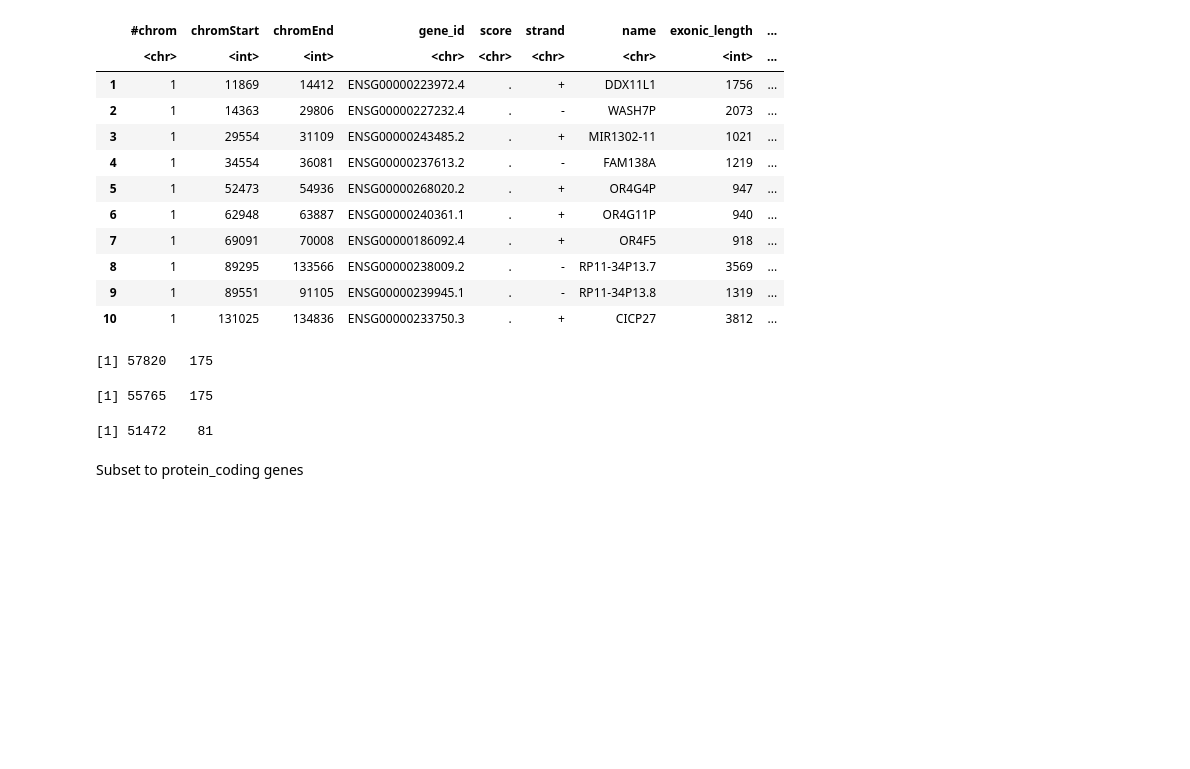
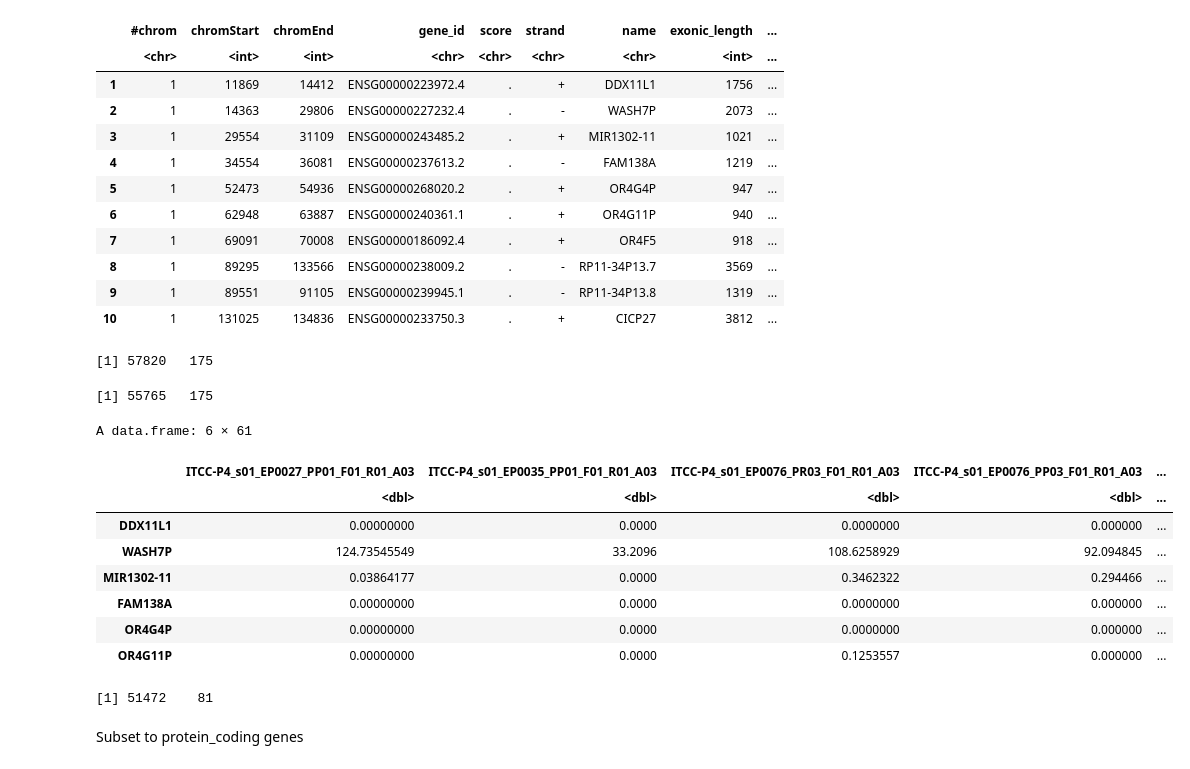
Before and after one commit to pughlab/immunogenomics_pedNST, a Jupyter notebook: notebooks/18_define_immunegenes.ipynb, the cells around one changed output. Drawn from its saved outputs; the diff is of its cells as text; code cells hidden in the pictures; blank space fills up the shorter version.

```diff
--- a/notebooks/18_define_immunegenes.ipynb
+++ b/notebooks/18_define_immunegenes.ipynb
@@ -589,6 +589,18 @@ pdx_mat <- pdx_mat[, grepl("ITCC",colnames(pdx_mat))]
 pdx_mat <- pdx_mat[,grep(paste(c("EP", "MB", "HG", "NB", "RT"),collapse="|"),colnames(pdx_mat), value=TRUE)]
 pdx_mat <- pdx_mat[,grep(paste(c("PP", "PT", "PR", "PM"),collapse="|"),colnames(pdx_mat), value=TRUE)]
 pdx_mat <- pdx_mat[,!colnames(pdx_mat) %in% c("ITCC.P4_s07_HG0068_PT01_F01_R01_A03","ITCC.P4_s15_NB0537_PT03_F01_R01_03")]
+# %%
+head(pdx_mat)
+# %% [output]
+A data.frame: 6 × 61
+|  | ITCC-P4_s01_EP0027_PP01_F01_R01_A03 | ITCC-P4_s01_EP0035_PP01_F01_R01_A03 | ITCC-P4_s01_EP0076_PR03_F01_R01_A03 | ITCC-P4_s01_EP0076_PP03_F01_R01_A03 | ... |
+|  | <dbl> | <dbl> | <dbl> | <dbl> | ... |
+| DDX11L1 | 0.00000000 | 0.0000 | 0.0000000 | 0.000000 | ... |
+| WASH7P | 124.73545549 | 33.2096 | 108.6258929 | 92.094845 | ... |
+| MIR1302-11 | 0.03864177 | 0.0000 | 0.3462322 | 0.294466 | ... |
+| FAM138A | 0.00000000 | 0.0000 | 0.0000000 | 0.000000 | ... |
+| OR4G4P | 0.00000000 | 0.0000 | 0.0000000 | 0.000000 | ... |
+| OR4G11P | 0.00000000 | 0.0000 | 0.1253557 | 0.000000 | ... |
 # %%
 #match rownames and bind both pdx matrices
 pdx_mat <- pdx_mat[rownames(pdx_mat_tpm),]
```
Also changed, not shown: 5 other files.
